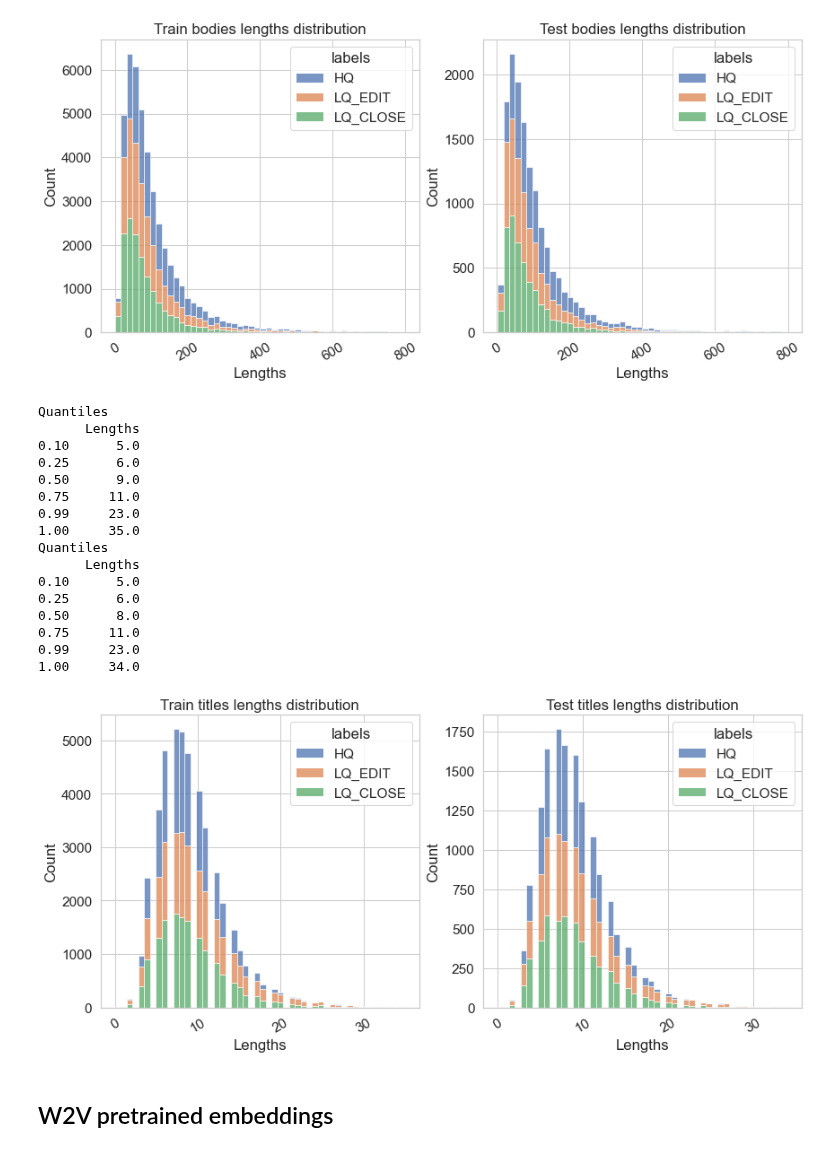
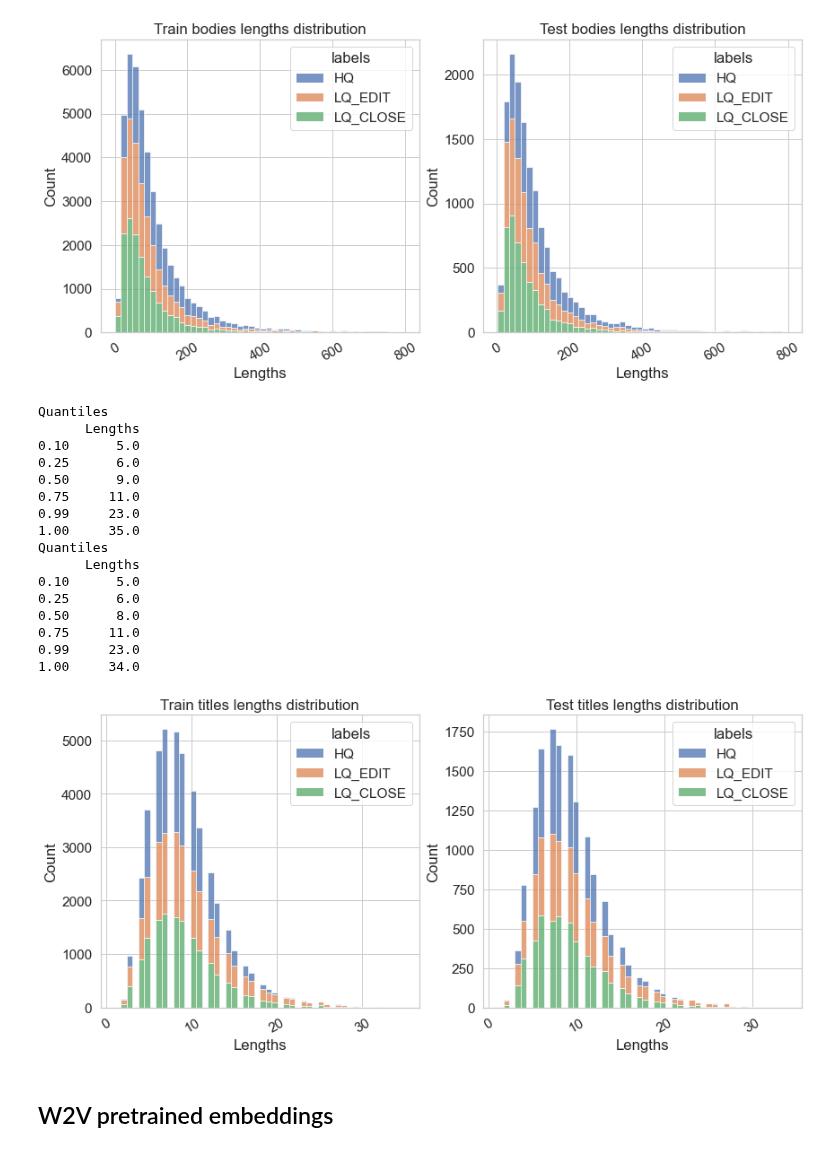
Before and after one commit to ML-Competitions/NLP-UNN, a Jupyter notebook: [EDA+NLP] Stack Overflow Questions notebook.ipynb, the cells around one changed output. Saved outputs shown, nothing was run; the diff lists cells and outputs as text; code cells hidden in the pictures.

```diff
--- a/[EDA+NLP] Stack Overflow Questions notebook.ipynb
+++ b/[EDA+NLP] Stack Overflow Questions notebook.ipynb
@@ -601,33 +605,33 @@ target_dict = titles
 for idx, (dataset_name, dataset) in enumerate(datasets):
     lengths = []
     labels = []
     for key, value in target_dict[dataset_name].items():
         lengths.append(len(value[0]))
-        labels.append(value[1])
+        labels.append(reverse_label_map[value[1]])
     df = pd.DataFrame(data={'Lengths': lengths, 'labels': labels})
     print('Quantiles')
     print(df.quantile([0.1, 0.25, 0.5, 0.75, 0.99, 1]))
     df = df[df['Lengths'] < 40]
     sns.histplot(data=df, x='Lengths', bins=50, multiple='stack', hue='labels', ax=axes[idx],
                 palette=palette, hue_order=hue_order)
     axes[idx].set_title(f'{dataset_name} titles lengths distribution')
     plt.setp(axes[idx].xaxis.get_ticklabels(), rotation=30)
 # %% [output]
 Quantiles
       Lengths
 0.10      5.0
 0.25      6.0
 0.50      9.0
 0.75     11.0
 0.99     23.0
 1.00     35.0
 Quantiles
       Lengths
 0.10      5.0
 0.25      6.0
 0.50      8.0
 0.75     11.0
 0.99     23.0
 1.00     34.0
-[figure, old version]
+[figure, new version]
 # %%
```
Also changed, not shown: parts of 11 cells of this notebook.
